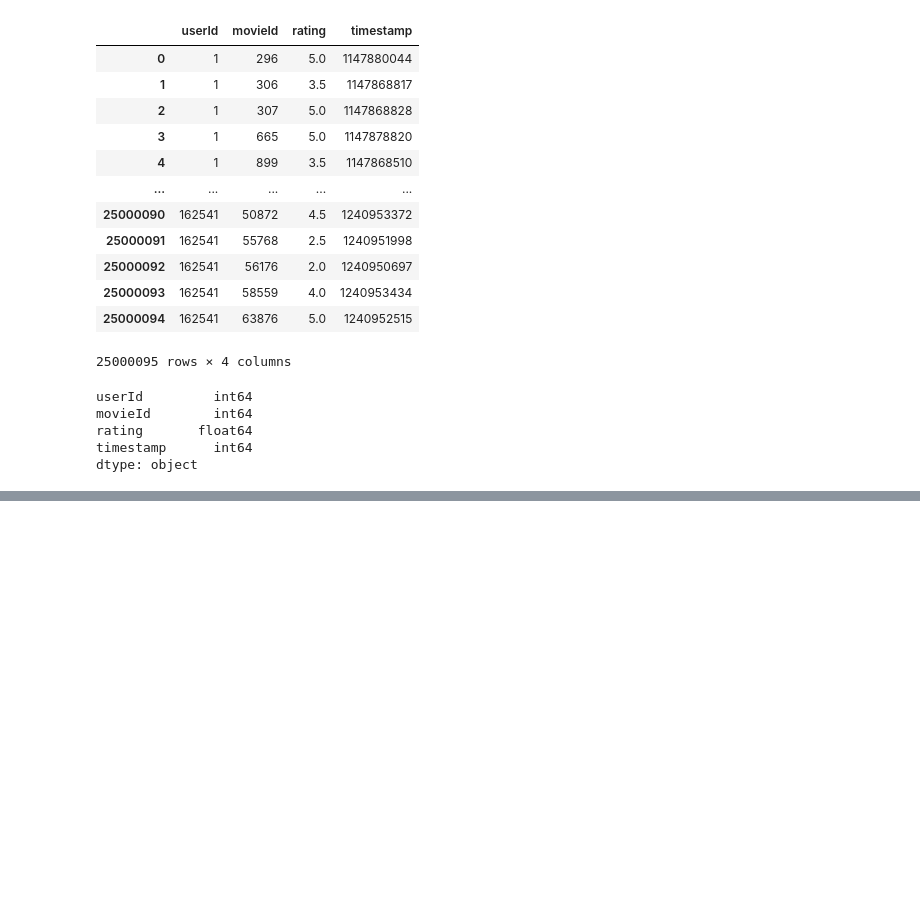
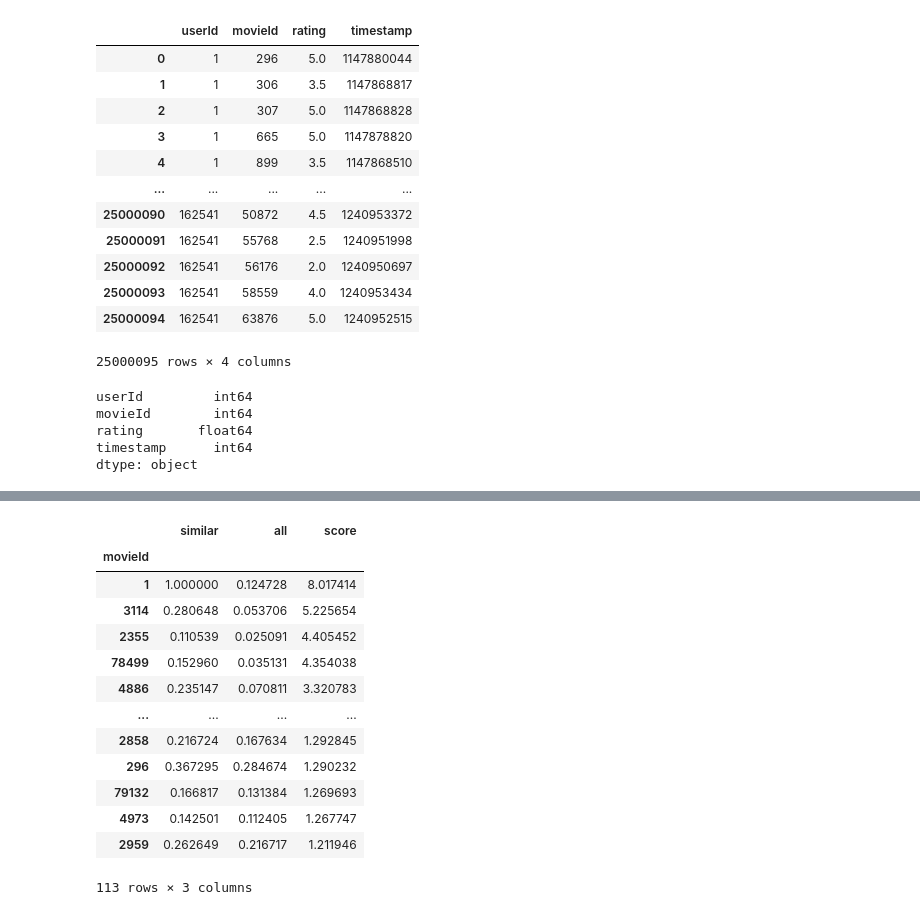
Before and after one commit to must108/movie-recommend, a Jupyter notebook: movie.ipynb, the cells around one changed output, grey strips where cells are left out. Cells and saved outputs as stored; diff of their text form; code cells hidden in the pictures; blank space fills up the shorter version.

```diff
--- a/movie.ipynb
+++ b/movie.ipynb
@@ -200,0 +223,18 @@ Name: count, Length: 92, dtype: float64
+# %%
+rec_percentages = rec_percentages.sort_values("score", ascending=False)
+rec_percentages
+# %% [output]
+|  | similar | all | score |
+| movieId |  |  |  |
+| 1 | 1.000000 | 0.124728 | 8.017414 |
+| 3114 | 0.280648 | 0.053706 | 5.225654 |
+| 2355 | 0.110539 | 0.025091 | 4.405452 |
+| 78499 | 0.152960 | 0.035131 | 4.354038 |
+| 4886 | 0.235147 | 0.070811 | 3.320783 |
+| ... | ... | ... | ... |
+| 2858 | 0.216724 | 0.167634 | 1.292845 |
+| 296 | 0.367295 | 0.284674 | 1.290232 |
+| 79132 | 0.166817 | 0.131384 | 1.269693 |
+| 4973 | 0.142501 | 0.112405 | 1.267747 |
+| 2959 | 0.262649 | 0.216717 | 1.211946 |
+113 rows × 3 columns
```
Also changed, not shown: parts of 11 cells of this notebook.
